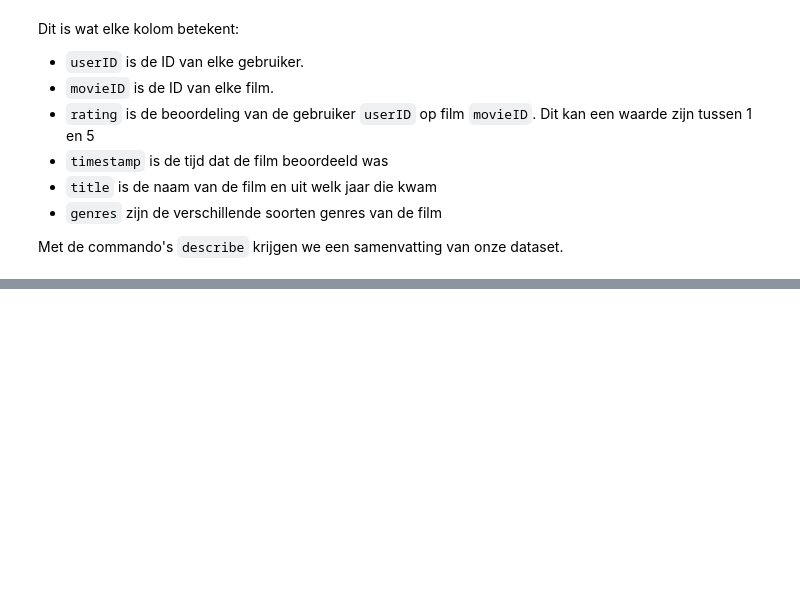
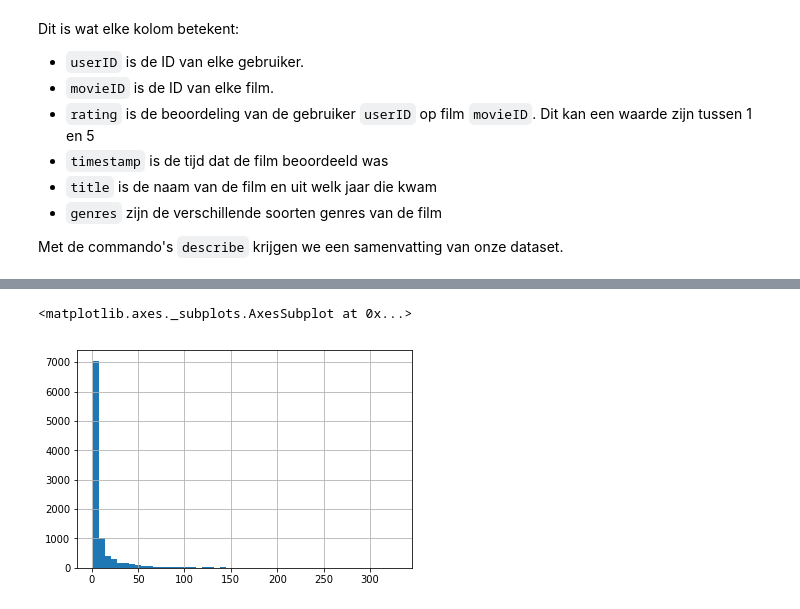
Before and after one commit to SimchaGD/Recommender-System, a Jupyter notebook: main.ipynb, the cells around one changed output, grey strips where cells are left out. Drawn from its saved outputs; the diff is of its cells as text; code cells hidden in the pictures; blank space fills up the shorter version.

```diff
--- a/main.ipynb
+++ b/main.ipynb
@@ -59,0 +100,5 @@ We zien wat interessante dingen. De dataset heeft 100837 beoordelingen met 611 u
+# %%
+ratings['numberOfRatings'].hist(bins=50)
+# %% [output]
+<matplotlib.axes._subplots.AxesSubplot at 0x...>
+[figure, added]
```
Also changed, not shown: parts of 12 cells of this notebook.
